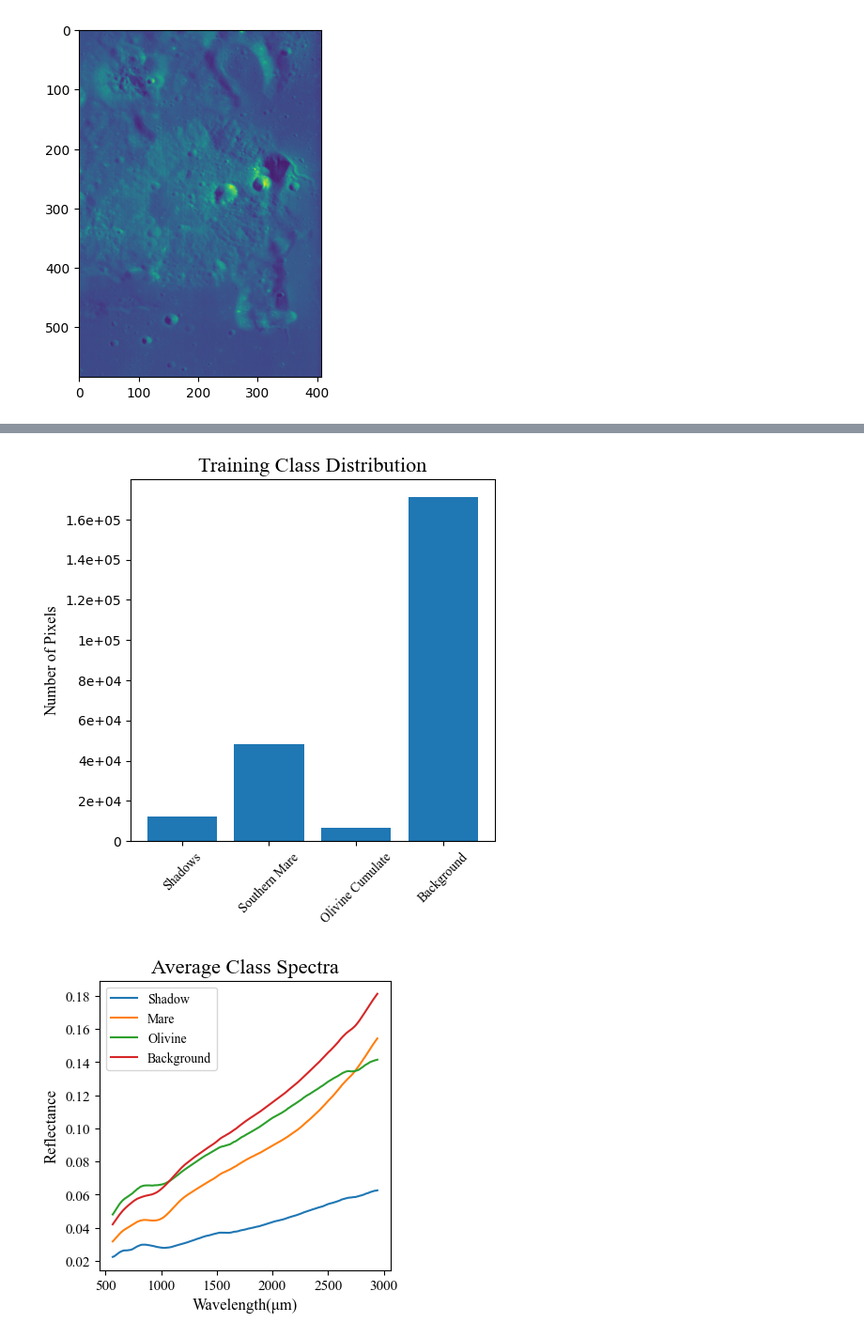
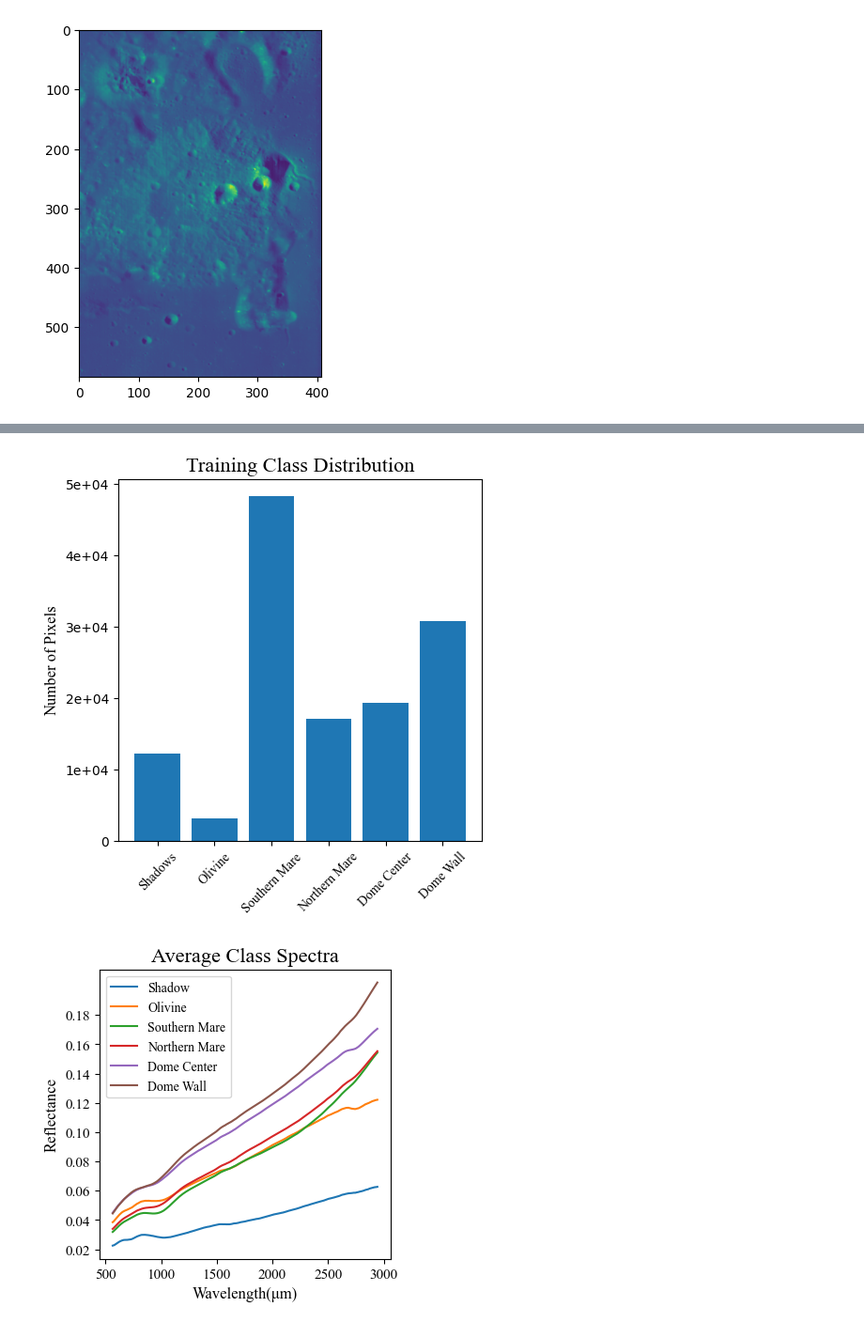
Before and after one commit to z-vig/ClassifyHySpecMoon, a Jupyter notebook: dev_tests.ipynb, the cells around one changed output, grey strips where cells are left out. Shown at 94% size. Cells and saved outputs as stored; diff of their text form; code cells hidden in the pictures.

```diff
--- a/dev_tests.ipynb
+++ b/dev_tests.ipynb
@@ -44,42 +65,49 @@ Text(0.5, 1.0, 'Reference Spectrum')
 # %%
 #Visualing binary labels
 shadows = mydata.smoothspec[:,mydata.labeled_data==0]
-mare = mydata.smoothspec[:,mydata.labeled_data==2]
 olivine = mydata.smoothspec[:,mydata.labeled_data==1]
-background = mydata.smoothspec[:,mydata.labeled_data==3]
+mareS = mydata.smoothspec[:,mydata.labeled_data==2]
+mareN = mydata.smoothspec[:,mydata.labeled_data==3]
+domeC = mydata.smoothspec[:,mydata.labeled_data==4]
+domeF = mydata.smoothspec[:,mydata.labeled_data==5]
+
 
 nshad = shadows.shape[1]
-nback = background.shape[1]
 nol = olivine.shape[1]
-nmar = mare.shape[1]
+nmarS = mareS.shape[1]
+nmarN = mareN.shape[1]
+ndomeC = domeC.shape[1]
+ndomeF = domeF.shape[1]
 
 fancyfont = {'fontname':'Times New Roman'}
 font = fnt_mang.FontProperties(family='Times New Roman',style='normal',size=10)
 
 fig1,ax1 = plt.subplots(1,1,figsize=(5,5))
-ax1.bar([1,2,3,4],[nshad,nmar,nol,nback])
-ax1.set_xticks([1,2,3,4],['Shadows','Southern Mare','Olivine Cumulate','Background'],rotation=45,**fancyfont,fontsize=10)
+ax1.bar([1,2,3,4,5,6],[nshad,nol,nmarS,nmarN,ndomeC,ndomeF])
+ax1.set_xticks([1,2,3,4,5,6],['Shadows','Olivine','Southern Mare','Northern Mare','Dome Center','Dome Wall'],rotation=45,**fancyfont,fontsize=10)
 ax1.set_title('Training Class Distribution',**fancyfont,fontsize=16)
 ax1.set_ylabel('Number of Pixels',**fancyfont,fontsize=12)
 # ax1.set_yscale('log')
 ax1.yaxis.set_major_formatter(ticker.StrMethodFormatter('{x:.2g}'))
 
 fig2,ax21 = plt.subplots(1,1,figsize=(4,4))
 ax21.plot(mydata.wvl,np.mean(shadows,axis=1),label='Shadow')
-ax21.plot(mydata.wvl,np.mean(mare,axis=1),label='Mare')
 ax21.plot(mydata.wvl,np.mean(olivine,axis=1),label='Olivine')
-ax21.plot(mydata.wvl,np.mean(background,axis=1),label='Background')
+ax21.plot(mydata.wvl,np.mean(mareS,axis=1),label='Southern Mare')
+ax21.plot(mydata.wvl,np.mean(mareN,axis=1),label='Northern Mare')
+ax21.plot(mydata.wvl,np.mean(domeC,axis=1),label='Dome Center')
+ax21.plot(mydata.wvl,np.mean(domeF,axis=1),label='Dome Wall')
 ax21.legend(prop=font)
 
 ax21.set_xlabel('Wavelength(\u03bcm)',**fancyfont,fontsize=12)
 ax21.set_ylabel('Reflectance',**fancyfont,fontsize=12)
 ax21.set_title('Average Class Spectra',**fancyfont,fontsize=16)
 ax21.set_xticks(np.arange(500,3500,500),labels=np.arange(500,3500,500),**fancyfont,fontsize=11)
 ax21.set_yticks(np.arange(0.02,0.2,0.02),labels=np.arange(0.02,0.2,0.02),**fancyfont,fontsize=11)
 ax21.yaxis.set_major_formatter(ticker.StrMethodFormatter('{x:.2f}'))
 # plt.savefig('G:/My Drive/Machine Learning Project/Figures/class_distribution.svg',transparent=True,bbox_inches='tight',pad_inches=2)
 plt.savefig('G:/My Drive/Machine Learning Project/Figures/class_averages.svg',transparent=True,bbox_inches='tight',pad_inches=1)
 # %% [output]
-[figure, old version]
+[figure, new version]
-[figure, old version]
+[figure, new version]
 # %%
```
Also changed, not shown: parts of 7 cells of this notebook, 3 other files.
